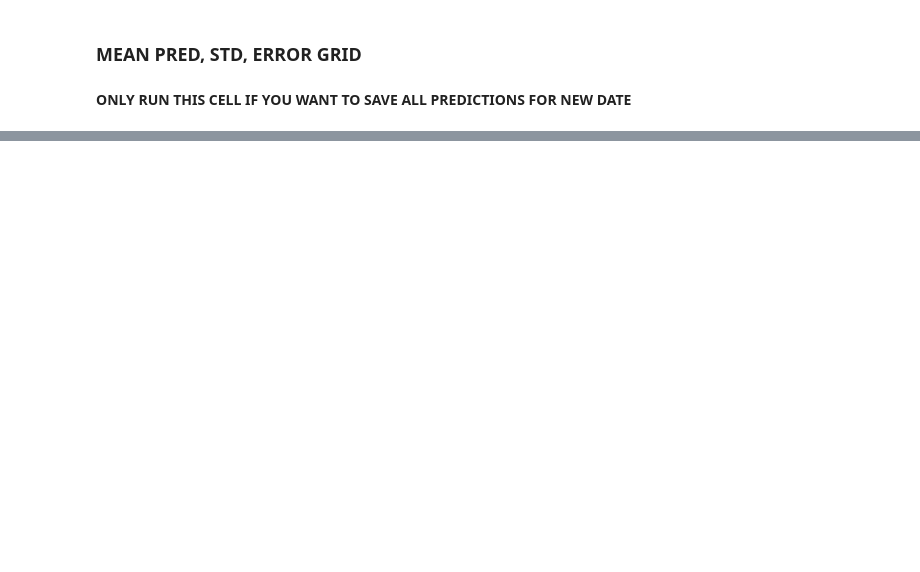
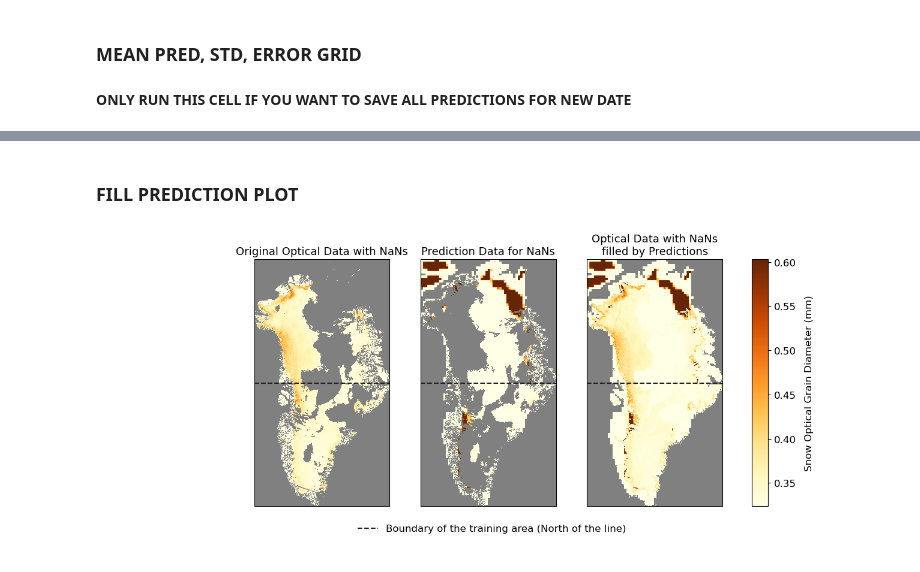
Before and after one commit to linaskerath/RP_Greenland, a Jupyter notebook: Scripts/09_plots.ipynb, the cells around one changed output, grey strips where cells are left out. Cells and saved outputs as stored; diff of their text form; code cells hidden in the pictures; blank space fills up the shorter version.

```diff
--- a/Scripts/09_plots.ipynb
+++ b/Scripts/09_plots.ipynb
@@ -301,0 +257,2 @@ plt.show()
+# %% [markdown]
+### FILL PREDICTION PLOT
@@ -301,0 +271,68 @@ plt.show()
+# %%
+path_opt = r"../Data/optical-rs/2019-08-14_grain_diameter.tif"
+path_lasso = r"../Data/results/LassoRegression_2019-08-14_meanPredOnly.tif"
+
+data_opt = xr.open_dataarray(path_opt)
+data_lasso = xr.open_dataarray(path_lasso)
+
+data_opt = data_opt.sel(y=data_lasso.y, x=data_lasso.x)
+# %%
+fig, axs = plt.subplots(nrows=1, ncols=3, sharex=True, figsize=(13, 8), gridspec_kw={'width_ratios': [1, 1, 1.43]})
+cmap = YlOrBr
+cmap.set_bad('gray',1.)
+cbar_kwargs={'label': "Snow Optical Grain Diameter (mm)"}
+cbar_kwargs2={'label': "", "pad":0.2}
+
+# Optical Data for 15.07.2019
+p_opt = data_opt.plot(cmap=cmap, ax=axs[0], add_colorbar=False)   # set max of colorbar = 3 to make melting more clear as most values are below 3
+axs[0].axhline(y=-2000000.0, color='#222222', linestyle='--')
+
+# Decision Tree Classifier where Pred is NaN for 15.07.2019
+cmap2 = YlOrBr
+cmap2.set_bad('gray',1.)
+p_dtr = data_lasso.where(np.isnan(data_opt), drop=True).plot(cmap=cmap2, ax=axs[1], add_colorbar=False)   # set max of colorbar = 3 to make melting more clear as most values are below 3
+axs[1].axhline(y=-2000000.0, color='#222222', linestyle='--')
+
+
+p_opt2 = data_opt.plot(cmap=cmap, ax=axs[2], add_colorbar=False)
+
+p_full = data_lasso.where(np.isnan(data_opt), drop=True).plot(cmap="YlOrBr",ax=axs[2], add_colorbar=False)
+axs[2].axhline(y=-2000000.0, color='#222222', linestyle='--')
+
+
+plots = [p_opt, p_dtr, p_full]
+titles = ["Original Optical Data with NaNs", "Prediction Data for NaNs", "Optical Data with NaNs\nfilled by Predictions"]
+for idx, plot in enumerate(plots):
+    plot.axes.title.set_size(13)
+    plot.axes.title.set_text(titles[idx])
+
+
+for idx, ax in enumerate(axs):
+    ax.set_aspect("equal")
+    ax.axes.get_xaxis().set_visible(False)
+    ax.axes.get_yaxis().set_visible(False)
+
+fig.subplots_adjust(right=0.8)
+
+
+cbar = plt.colorbar(p_full, location='right', pad=0.15, shrink=0.67, aspect=15)
+cbar.set_label("Snow Optical Grain Diameter (mm)")
+# increase size of cbar labels
+cbar.ax.tick_params(labelsize=12)
+# increase size of cbar lable
+cbar.ax.yaxis.label.set_size(12)
+cbar.ax.yaxis.labelpad = 10
+cbar.ax.axhline(y=0.64, c='#222222', linestyle='--', linewidth=1)
+cbar.ax.annotate('melt', (0.23,0.7), rotation=90, fontsize=10)
+
+
+# Add legend handle at the bottom
+legend_elements = [Line2D([0], [0], color='#222222', linestyle='--', label='Boundary of the training area (North of the line)')]
+legend_ax = fig.add_axes([-0.07, 0.15, 1, 0.08])
+legend_ax.set_axis_off()
+legend_ax.legend(handles=legend_elements, loc='center', ncol=1, frameon=False, fontsize=12)
+
+
+plt.show()
+# %% [output]
+[figure, added]
```
Also changed, not shown: parts of 20 cells of this notebook, 2 other files.
